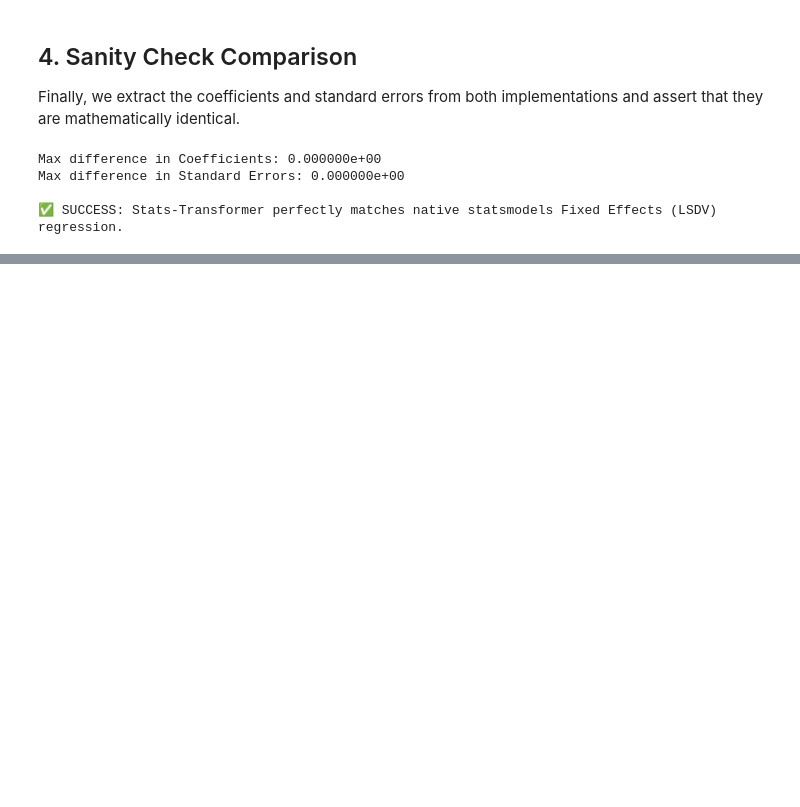
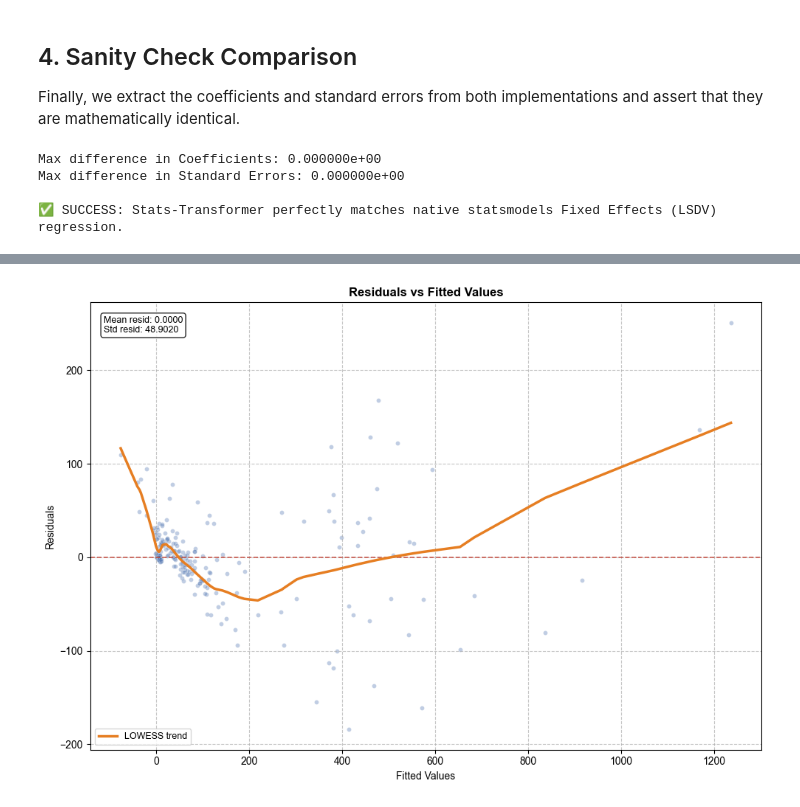
Before and after one commit to corybaird/stats-transformer, a Jupyter notebook: notebooks/04_applied_examples.ipynb, the cells around one changed output, grey strips where cells are left out. Cells and saved outputs as stored; diff of their text form; code cells hidden in the pictures; blank space fills up the shorter version.

```diff
--- a/notebooks/04_applied_examples.ipynb
+++ b/notebooks/04_applied_examples.ipynb
@@ -111,0 +128,5 @@ Max difference in Standard Errors: 0.000000e+00
+# %%
+# Residuals vs Fitted
+reg_viz.create_residuals_vs_fitted(st_model.model, display_only=True)
+plt.show()
+# %% [output]
@@ -111,0 +134 @@ Max difference in Standard Errors: 0.000000e+00
+[figure, added]
```
Also changed, not shown: parts of 4 cells of this notebook, 1 other file.
